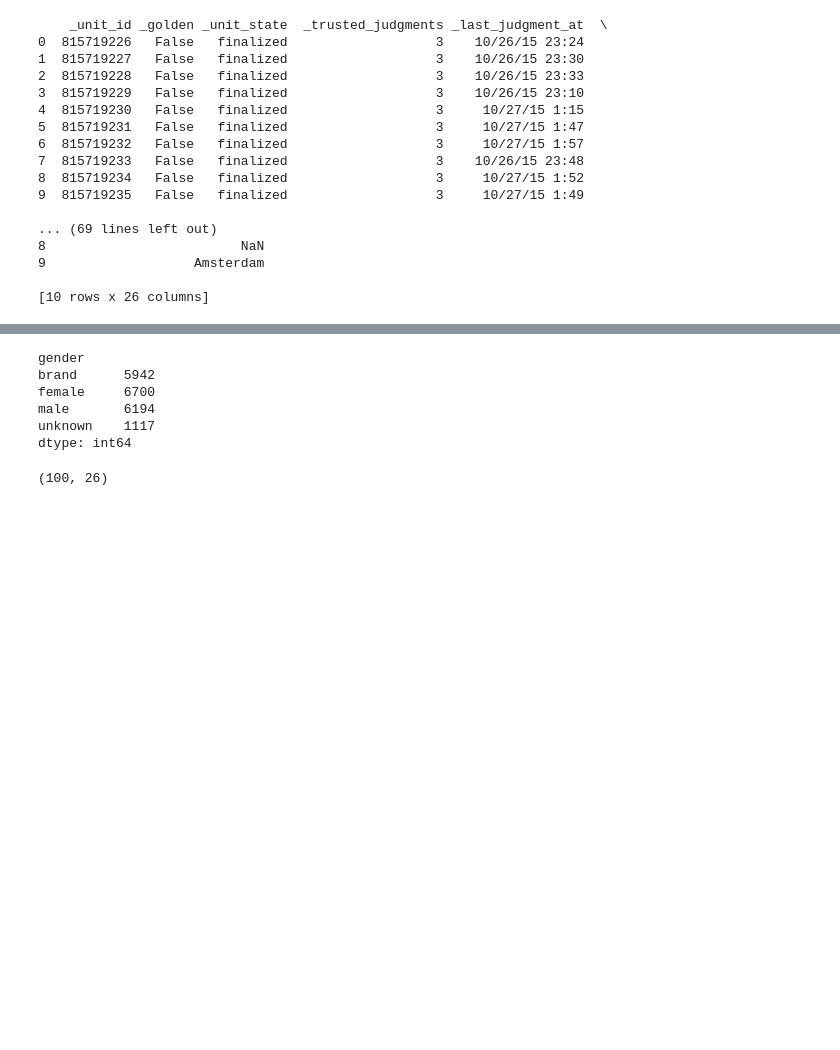
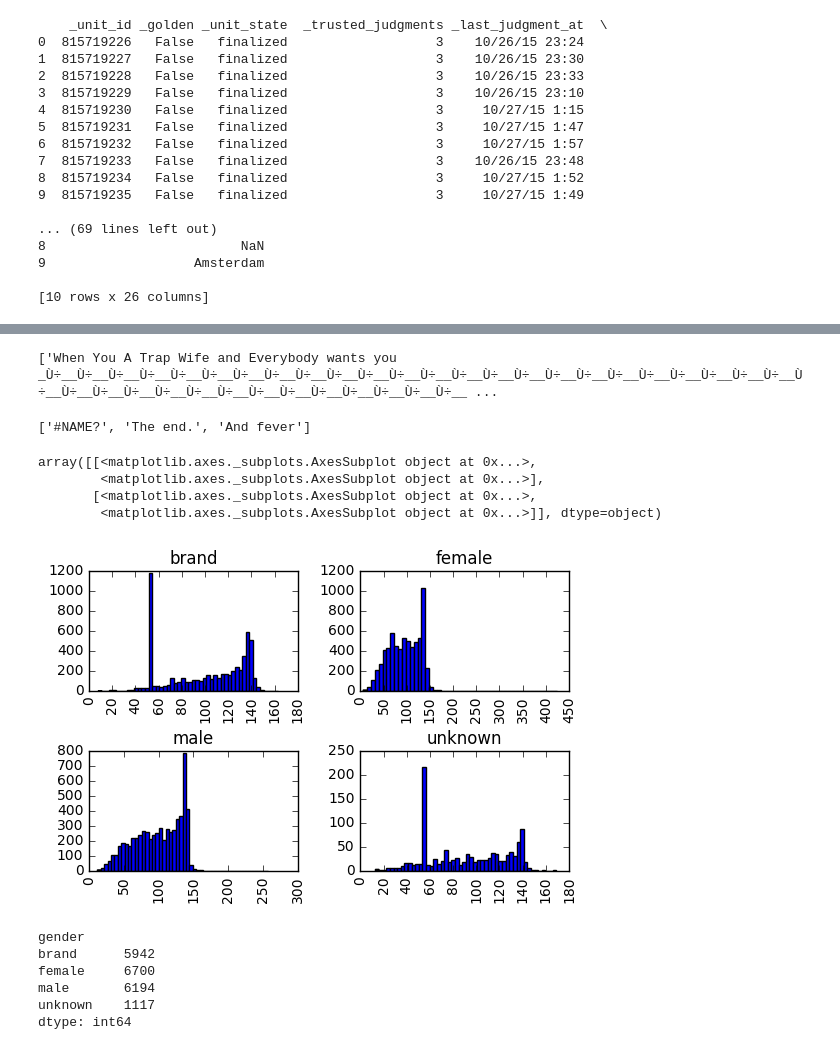
Before and after one commit to lin-meng/dsipy, a Jupyter notebook: TweetAnalysis.ipynb, the cells around one changed output, grey strips where cells are left out. Cells and saved outputs as stored; diff of their text form; code cells hidden in the pictures; blank space fills up the shorter version.

```diff
--- a/TweetAnalysis.ipynb
+++ b/TweetAnalysis.ipynb
@@ -60,3 +116,22 @@ memory usage: 3.8+ MB
+# %%
+# check the longest tweet in the dataset
+print (list(TwtDs.text[TwtDs.txtlength > 400]))
+# %% [output]
+['When You A Trap Wife and Everybody wants you _Ù÷__Ù÷__Ù÷__Ù÷__Ù÷__Ù÷__Ù÷__Ù÷__Ù÷__Ù÷__Ù÷__Ù÷__Ù÷__Ù÷__Ù÷__Ù÷__Ù÷__Ù÷__Ù÷__Ù÷__Ù÷__Ù÷__Ù÷__Ù÷__Ù÷__Ù÷__Ù÷__Ù÷__Ù÷__Ù÷__Ù÷__Ù÷__Ù÷__Ù÷__Ù÷__Ù÷__Ù÷__Ù÷__ ...
+# %%
+# check the shortest tweet in the dataset
+print (list(TwtDs.text[TwtDs.txtlength < 10]))
+# %% [output]
+['#NAME?', 'The end.', 'And fever']
+# %%
+# check the tweet length by gender
+TwtDs.hist(column='txtlength', by='gender', bins=50)
+# %% [output]
+array([[<matplotlib.axes._subplots.AxesSubplot object at 0x...>,
+        <matplotlib.axes._subplots.AxesSubplot object at 0x...>],
+       [<matplotlib.axes._subplots.AxesSubplot object at 0x...>,
+        <matplotlib.axes._subplots.AxesSubplot object at 0x...>]], dtype=object)
+[figure, added]
 # %%
 # gender distribution
 print(TwtDs.groupby('gender').size())
@@ -73,5 +157,0 @@ TwtHd = TwtDs.head(100)
-# %%
-# the sampled dataset only have one hundred records
-TwtHd.shape
-# %% [output]
-(100, 26)
```
Also changed, not shown: parts of 33 cells of this notebook.
